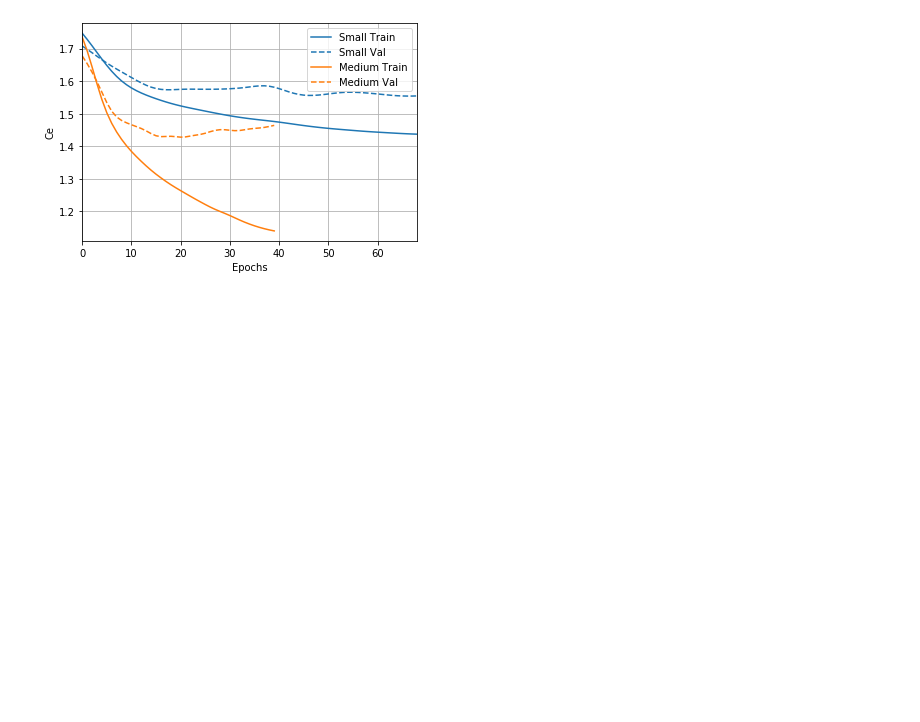
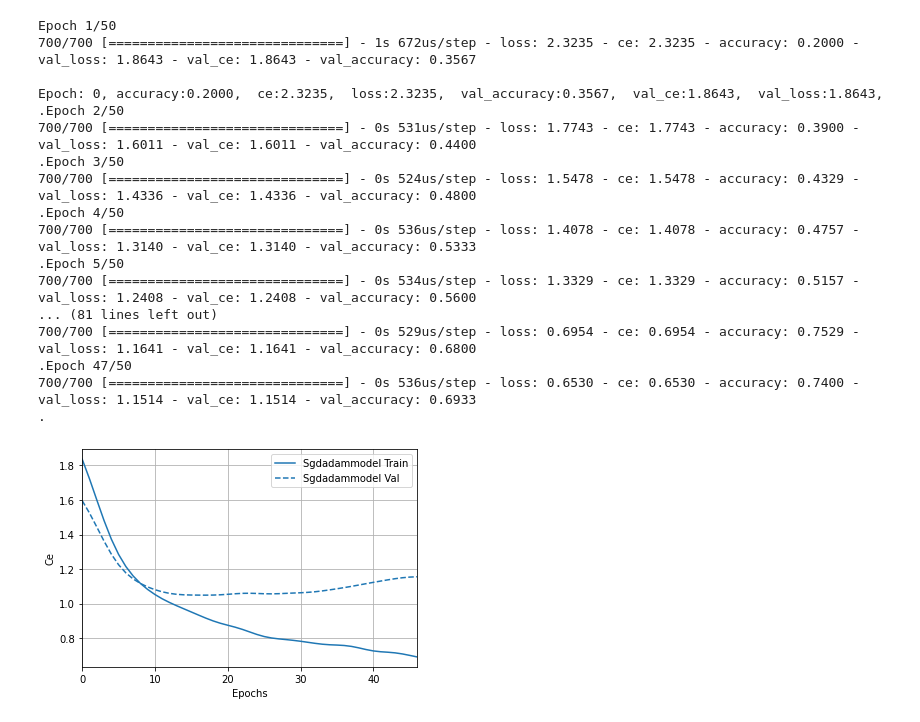
Before and after one commit to KohTongLiang/CZ4042-Assignment-1, a Jupyter notebook: Sample/t5q2a.ipynb, the cells around one changed output. Cells and saved outputs as stored; diff of their text form; code cells hidden in the pictures; blank space fills up the shorter version.

```diff
--- a/Sample/t5q2a.ipynb
+++ b/Sample/t5q2a.ipynb
@@ -21,0 +32,4 @@ test_y = tf.keras.utils.to_categorical(test_labels)
+# %%
+# own data set
+df = pd.read_csv('./features_30_sec.csv')
+df.head()
@@ -21,0 +71,12 @@ test_y = tf.keras.utils.to_categorical(test_labels)
+# %%
+#Split Data into 70:30 train and test.
+X_train, y_train, X_test, y_test = prepare_dataset(df, columns_to_drop, test_size=0.3, random_state=0)
+
+print(X_train.shape, y_train.shape)
+print(X_test.shape, y_test.shape)
+#cast y data to one hot categorical
+y_train = tf.keras.utils.to_categorical(y_train)
+y_test = tf.keras.utils.to_categorical(y_test)
+#can also use sparse_categorial instead, so save on converting to categorical one-hot
+#print(y_train)
+#print(y_test)
@@ -39,12 +126,2 @@ def compile_and_fit(model, name, max_epochs=1000):
 
 histories={}
-# %%
-small = Sequential([
-    Flatten(input_shape=(32, 32, 3)),
-    Dense(50, activation='relu'),
-    Dense(50, activation='relu'),
-    Dense(50, activation='relu'),
-    Dense(10)
-])
-
-histories['small'] = compile_and_fit(small, 'small')
@@ -69,10 +127,0 @@ Epoch: 0, accuracy:0.3090,  ce:1.9032,  loss:1.9032,  val_accuracy:0.3525,  val_
-# %%
-medium = Sequential([
-    Flatten(input_shape=(32, 32, 3)),
-    Dense(100, activation='relu'),
-    Dense(100, activation='relu'),
-    Dense(100, activation='relu'),
-    Dense(10)
-])
-
-histories['medium'] = compile_and_fit(medium, 'medium')
@@ -97,5 +137,31 @@ Epoch: 0, accuracy:0.3273,  ce:1.8574,  loss:1.8579,  val_accuracy:0.3643,  val_
 # %%
+#Q1
+SgdAdamModel = Sequential([
+    Dense(16, activation='relu'),
+    Dropout(0.3),
+    Dense(10, activation='softmax')
+])
+
+histories['SgdAdamModel'] = compile_and_fit(SgdAdamModel, 'SgdAdamModel',1)
+
 plotter = tfdocs.plots.HistoryPlotter(metric = 'ce', smoothing_std=10)
 plotter.plot(histories)
 # %% [output]
+Epoch 1/50
+700/700 [==============================] - 1s 672us/step - loss: 2.3235 - ce: 2.3235 - accuracy: 0.2000 - val_loss: 1.8643 - val_ce: 1.8643 - val_accuracy: 0.3567
+
+Epoch: 0, accuracy:0.2000,  ce:2.3235,  loss:2.3235,  val_accuracy:0.3567,  val_ce:1.8643,  val_loss:1.8643,
+.Epoch 2/50
+700/700 [==============================] - 0s 531us/step - loss: 1.7743 - ce: 1.7743 - accuracy: 0.3900 - val_loss: 1.6011 - val_ce: 1.6011 - val_accuracy: 0.4400
+.Epoch 3/50
+700/700 [==============================] - 0s 524us/step - loss: 1.5478 - ce: 1.5478 - accuracy: 0.4329 - val_loss: 1.4336 - val_ce: 1.4336 - val_accuracy: 0.4800
+.Epoch 4/50
+700/700 [==============================] - 0s 536us/step - loss: 1.4078 - ce: 1.4078 - accuracy: 0.4757 - val_loss: 1.3140 - val_ce: 1.3140 - val_accuracy: 0.5333
+.Epoch 5/50
+700/700 [==============================] - 0s 534us/step - loss: 1.3329 - ce: 1.3329 - accuracy: 0.5157 - val_loss: 1.2408 - val_ce: 1.2408 - val_accuracy: 0.5600
+... (81 lines left out)
+700/700 [==============================] - 0s 529us/step - loss: 0.6954 - ce: 0.6954 - accuracy: 0.7529 - val_loss: 1.1641 - val_ce: 1.1641 - val_accuracy: 0.6800
+.Epoch 47/50
+700/700 [==============================] - 0s 536us/step - loss: 0.6530 - ce: 0.6530 - accuracy: 0.7400 - val_loss: 1.1514 - val_ce: 1.1514 - val_accuracy: 0.6933
+.
-[figure, old version]
+[figure, new version]
```
Also changed, not shown: parts of 33 cells of this notebook, 1 other file.
